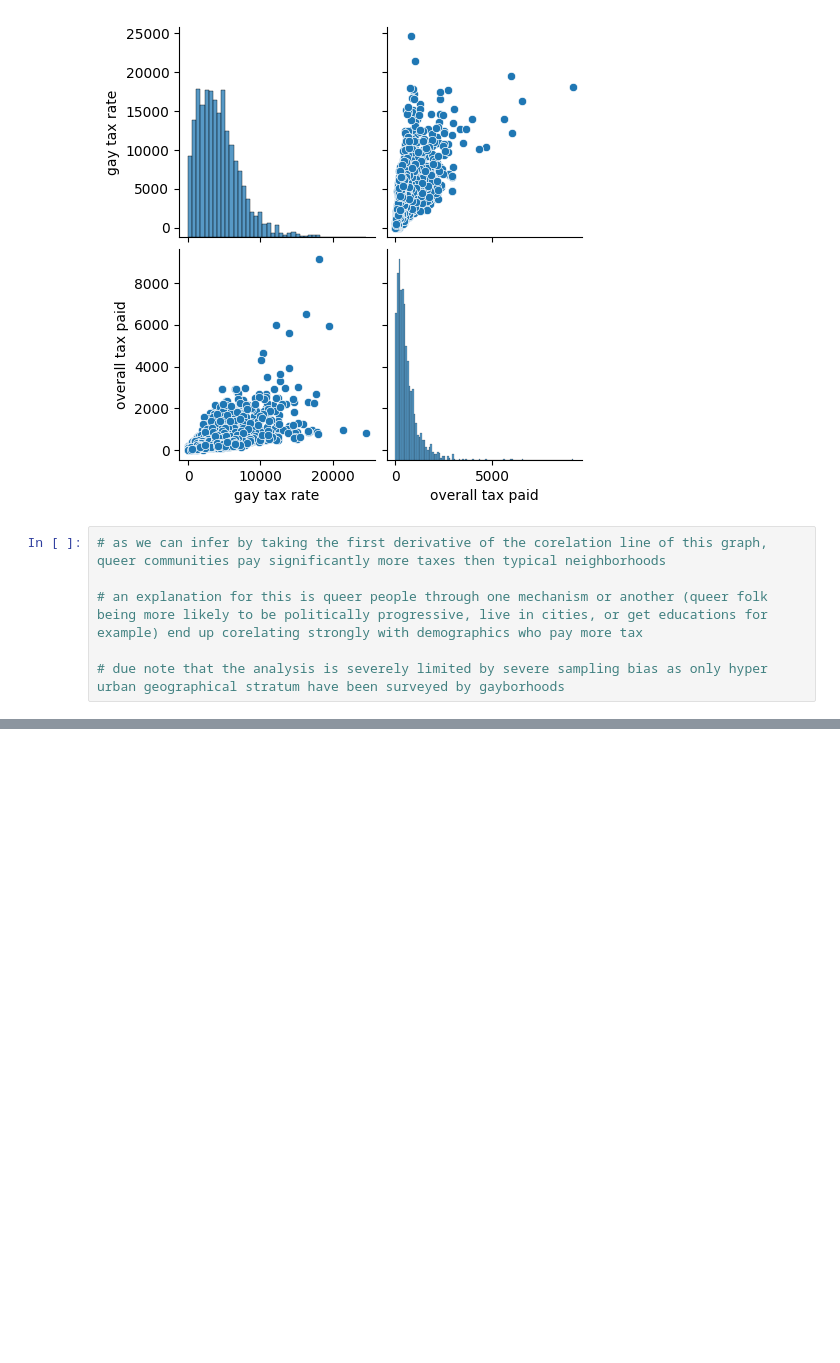
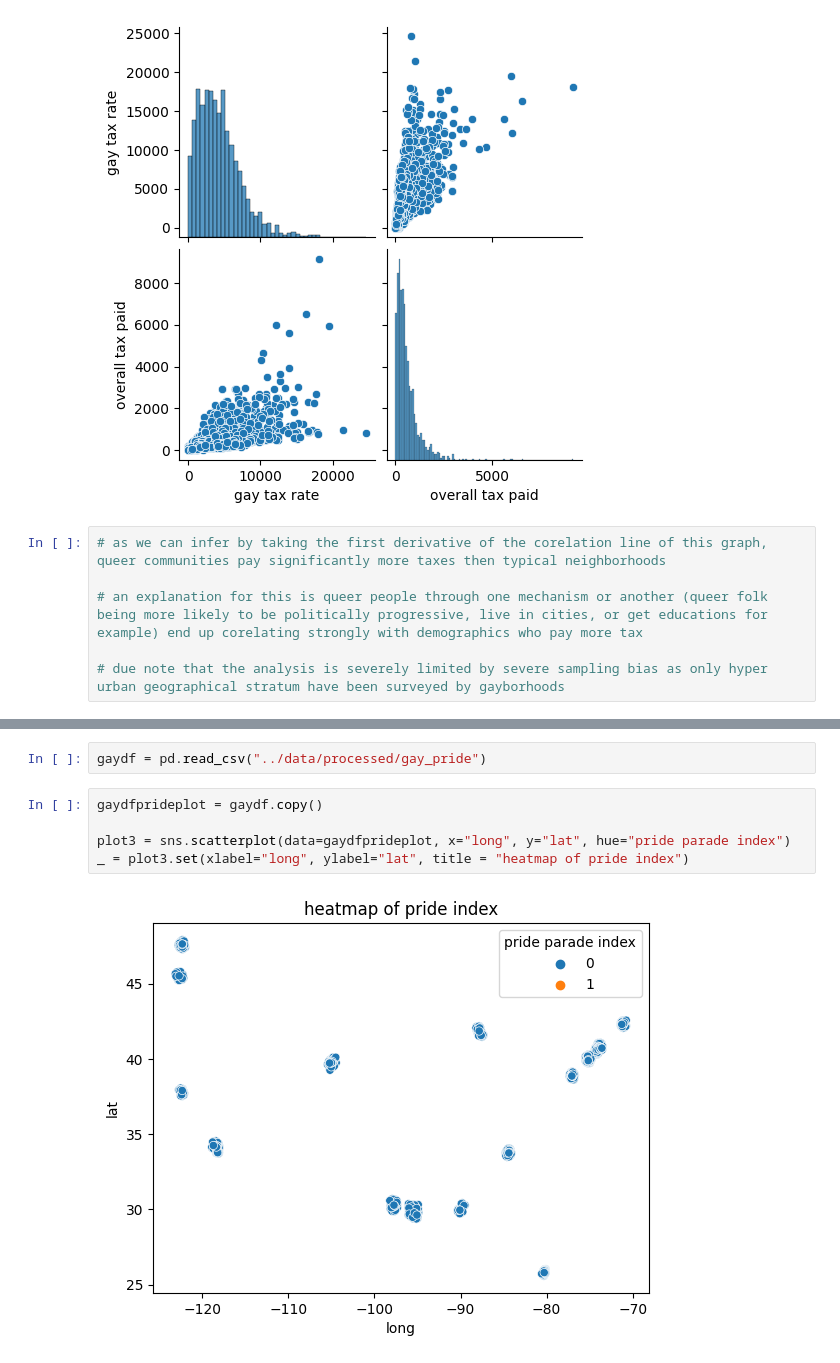
Before and after one commit to ubco-W2022T2-data301/project-group-group-44, a Jupyter notebook: analysis/analysis2.ipynb, the cells around one changed output, grey strips where cells are left out. Saved outputs shown, nothing was run; the diff lists cells and outputs as text; blank space fills up the shorter version.

```diff
--- a/analysis/analysis2.ipynb
+++ b/analysis/analysis2.ipynb
@@ -275,0 +346,9 @@ sns.pairplot(gaydflight)
+# %%
+gaydf = pd.read_csv("../data/processed/gay_pride")
+# %%
+gaydfprideplot = gaydf.copy()
+
+plot3 = sns.scatterplot(data=gaydfprideplot, x="long", y="lat", hue="pride parade index")
+_ = plot3.set(xlabel="long", ylabel="lat", title = "heatmap of pride index")
+# %% [output]
+[figure, added]
```
Also changed, not shown: parts of 16 cells of this notebook, 1 other file.
